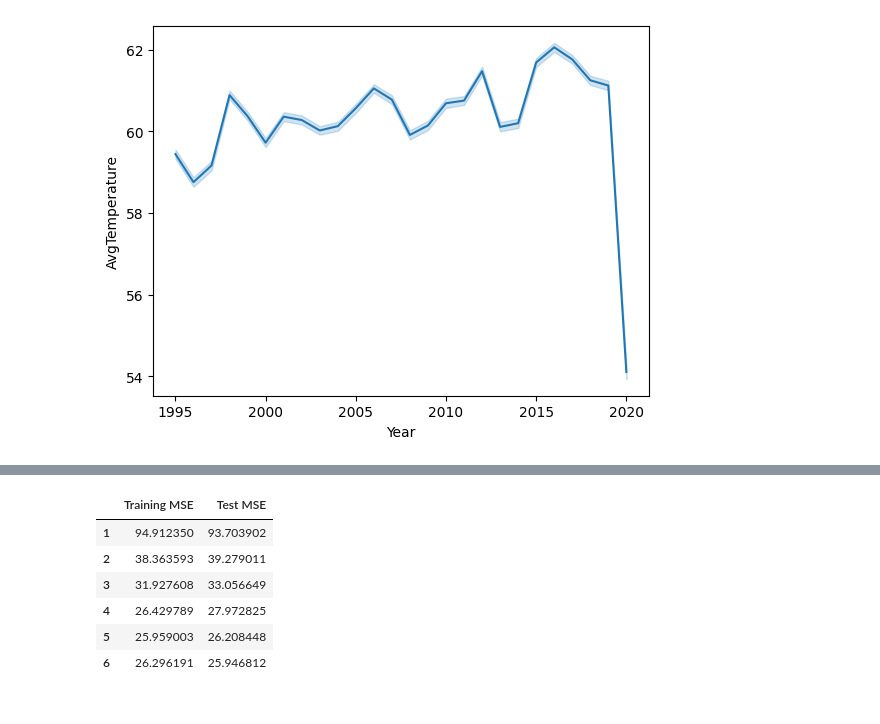
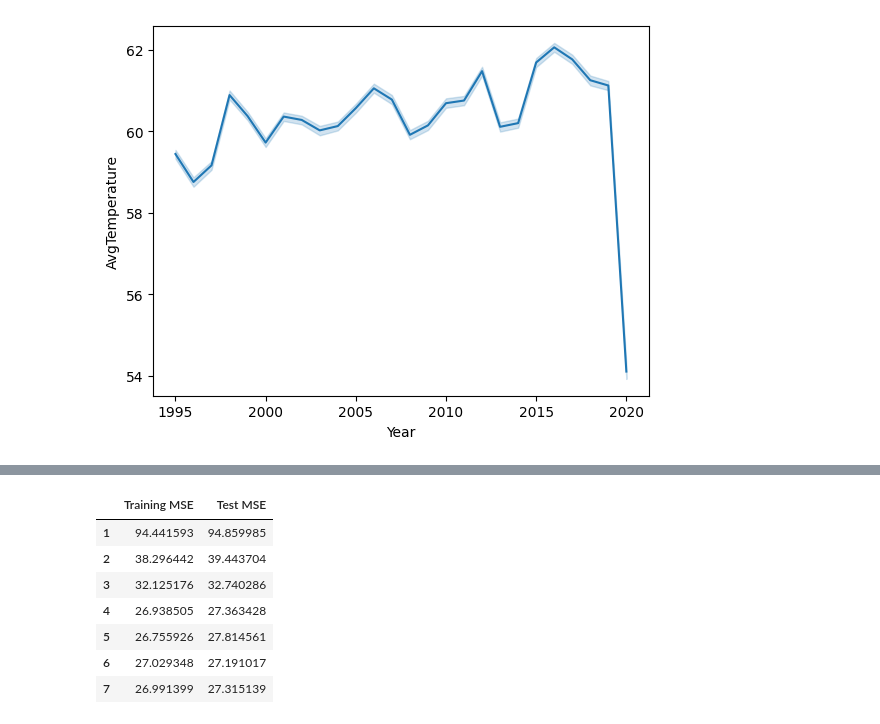
Before and after one commit to CSharpTeoMan911/TemperatureDataAnalysis, a Jupyter notebook: WeatherAnalysys.ipynb, the cells around one changed output, grey strips where cells are left out. Cells and saved outputs as stored; diff of their text form; code cells hidden in the pictures.

Commit message:
* Prvented model overfitting * Included dataset download link

```diff
--- a/WeatherAnalysys.ipynb
+++ b/WeatherAnalysys.ipynb
@@ -217,31 +237,21 @@ sb.lineplot(data=dtl, x="Year", y="AvgTemperature")
 # %%
 
-l_mse_comp = {"Training MSE" : [], "Test MSE": []}
-l_mse_comp_indexes = []
-l_mse_comp_c_i = 1
-
-l_r2_progression = {"Polynomial degree" : [], "R2": []}
-l_mse_progression = {"Polynomial degree" : [], "MSE": []}
-
+global l_mse_comp
+global l_mse_comp_indexes
+global l_r2_progression
+global l_mse_progression
+global index
+global l_model
+index = 1
 
 mse = None
 r2 = None
 
-l_degree = 1
-l_model = None
+degree = 1
+model = None
 
-def addMetrics(t_mse, c_mse, c_r2, d_i):
-    global l_mse_comp_c_i
-    l_mse_comp["Training MSE"].append(t_mse)
-    l_mse_comp["Test MSE"].append(c_mse)
-    l_mse_comp_indexes.append(l_mse_comp_c_i)
-    l_mse_comp_c_i += 1
+london_temp_model = None
 
-    l_r2_progression["Polynomial degree"].append(d_i)
-    l_r2_progression["R2"].append(c_r2)
-
-    l_mse_progression["Polynomial degree"].append(d_i)
-    l_mse_progression["MSE"].append(c_mse)
 
 for i in range(1, 100):
     poly_features = preprocessing.PolynomialFeatures(degree=i, include_bias=False).fit_transform(X=dtl[["Day", "Month", "Year"]])
@@ -258,35 +268,27 @@ for i in range(1, 100):
     c_mse = metrics.mean_squared_error(y_pred=predictions, y_true=y_test)
     c_r2 = metrics.r2_score(y_pred=predictions, y_true=y_test)
 
-    print("\n\n")
-    print("Training MSE:", t_mse)
-    print("MSE:", c_mse)
-    print("R2:", c_r2)
+    addMetrics(t_mse, c_mse, r2, i, l_mse_comp, l_mse_comp_indexes, l_r2_progression, l_mse_progression)
 
-    if mse is None and r2 is None:
-        addMetrics(t_mse, c_mse, c_r2, i)
-        mse = c_mse
-        r2 = c_r2
-    else:
-        if c_mse < mse:
-            print("Degree: ", i)
-            l_model = _model
-            l_degree = i
-            addMetrics(t_mse, c_mse, c_r2, i)
-        elif c_r2 > r2:
-            print("Degree: ", i)
-            l_model = _model
-            l_degree = i
-            addMetrics(t_mse, c_mse, c_r2)
+    # If the MSE calculated on the training data is smaller
+    # than the one calculated on the testing data is smaller
+    # then the model is overfitted and the operation stops
+    if mse is not None and r2 is not None:
+        if c_mse > t_mse:
+            if c_mse <= mse or c_r2 >= r2:
+                l_model = _model
+            else:
+                break
         else:
             break
+    degree = i
     mse = c_mse
     r2 = c_r2
 
 
-london_temp_model = {"x_intercept": l_model.intercept_, "Beta_Coefficients":  l_model.coef_.tolist(), "polynomial_degree": l_degree}
+l_model = {"x_intercept": l_model.intercept_, "Beta_Coefficients":  l_model.coef_.tolist(), "polynomial_degree": degree}
 model_file = open(file="london_temp_model.json", mode="w")
-jf = json.dump(obj=london_temp_model,fp= model_file, indent=4)
+jf = json.dump(obj=l_model,fp= model_file, indent=4)
 model_file.flush()
 model_file.close()
 del(model_file)
@@ -318,10 +320,11 @@ R2: 0.7279249226456328
 |  | Training MSE | Test MSE |
-| 1 | 94.912350 | 93.703902 |
-| 2 | 38.363593 | 39.279011 |
-| 3 | 31.927608 | 33.056649 |
-| 4 | 26.429789 | 27.972825 |
-| 5 | 25.959003 | 26.208448 |
-| 6 | 26.296191 | 25.946812 |
+| 1 | 94.441593 | 94.859985 |
+| 2 | 38.296442 | 39.443704 |
+| 3 | 32.125176 | 32.740286 |
+| 4 | 26.938505 | 27.363428 |
+| 5 | 26.755926 | 27.814561 |
+| 6 | 27.029348 | 27.191017 |
+| 7 | 26.991399 | 27.315139 |
 # %%
 ##########################################################################################
 # Comparison of the MSE in predicting training data VS testing data for the Global model #
```
Also changed, not shown: parts of 11 cells of this notebook, 2 other files.
